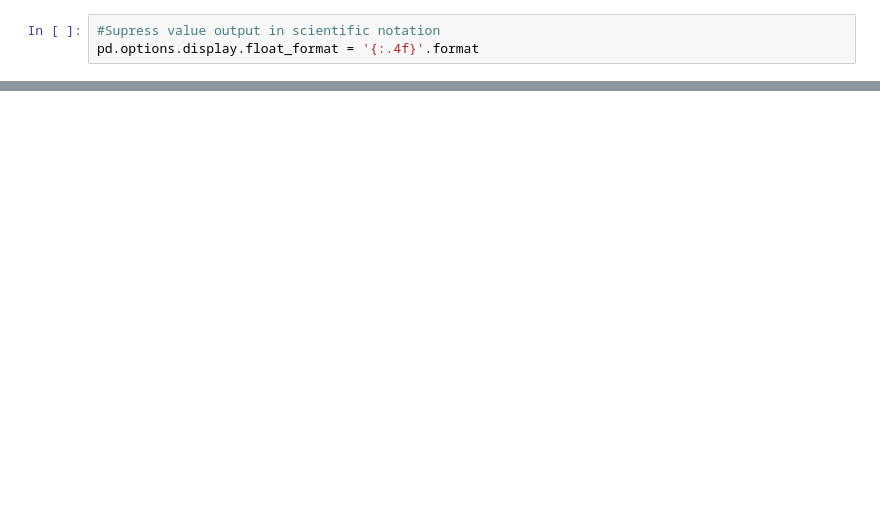
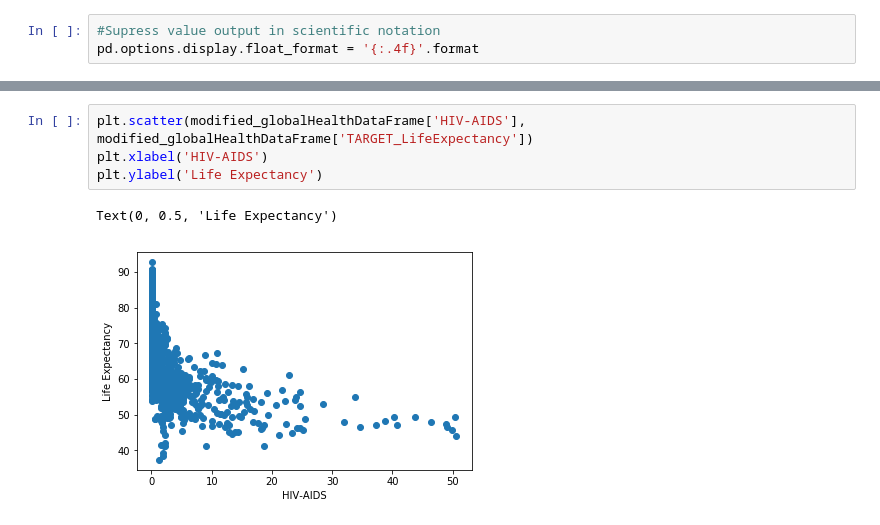
Before and after one commit to harindukodi/CML-Assignment-I, a Jupyter notebook: s3763840-Assignment-I.ipynb, the cells around one changed output, grey strips where cells are left out. Saved outputs shown, nothing was run; the diff lists cells and outputs as text; blank space fills up the shorter version.

```diff
--- a/s3763840-Assignment-I.ipynb
+++ b/s3763840-Assignment-I.ipynb
@@ -82,0 +102,7 @@ plt.show()
+# %%
+plt.scatter(modified_globalHealthDataFrame['HIV-AIDS'], modified_globalHealthDataFrame['TARGET_LifeExpectancy'])
+plt.xlabel('HIV-AIDS')
+plt.ylabel('Life Expectancy')
+# %% [output]
+Text(0, 0.5, 'Life Expectancy')
+[figure, added]
```
Also changed, not shown: parts of 11 cells of this notebook.
